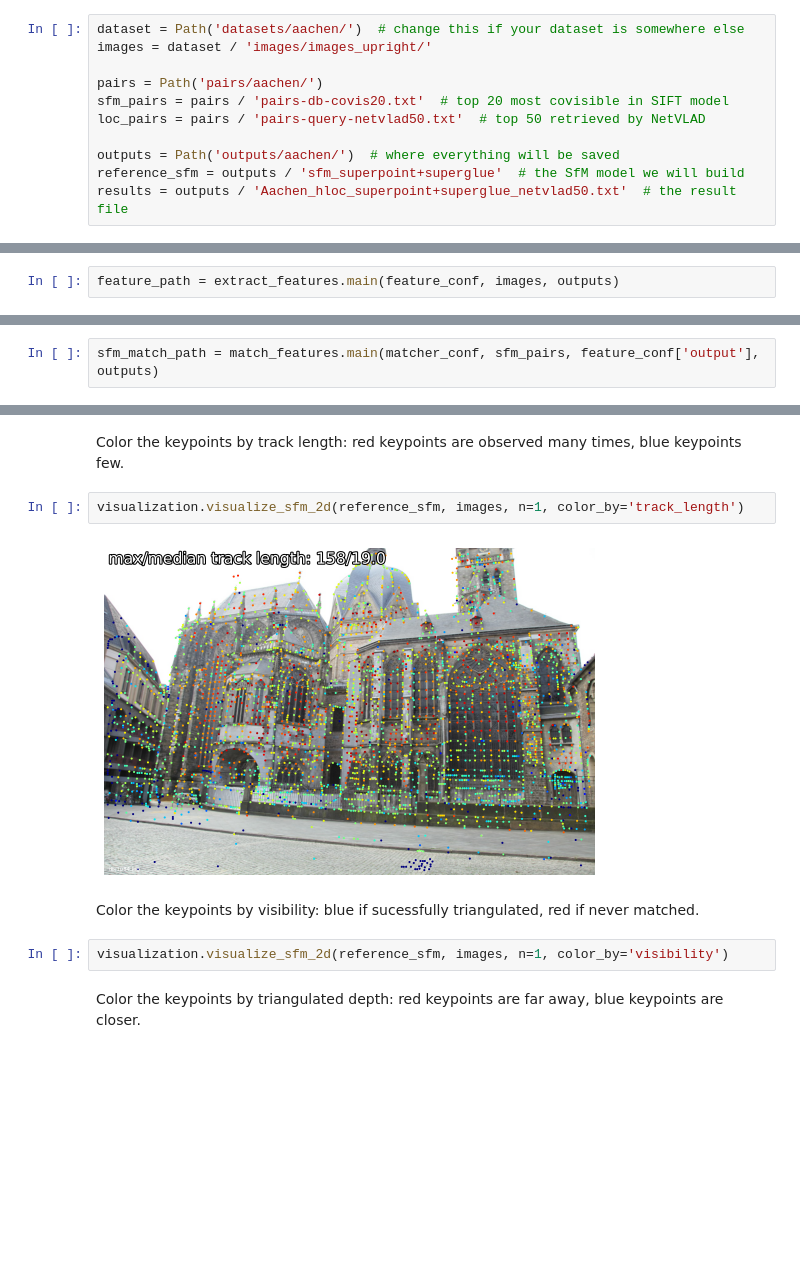
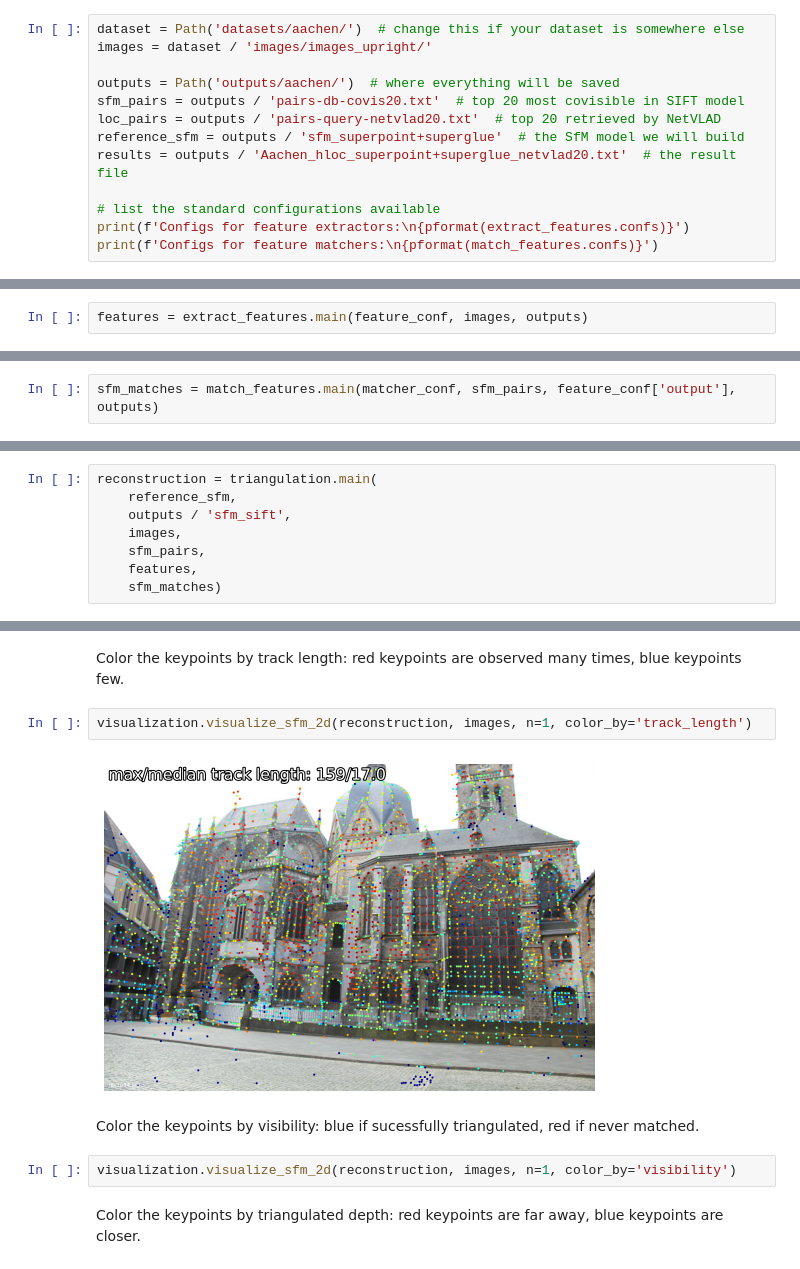
Before and after one commit to cvg/Hierarchical-Localization, a Jupyter notebook: pipeline_Aachen.ipynb, the cells around one changed output, grey strips where cells are left out. Saved outputs shown, nothing was run; the diff lists cells and outputs as text; blank space fills up the shorter version.

Commit message:
Use the reconstruction bindings in localization

```diff
--- a/pipeline_Aachen.ipynb
+++ b/pipeline_Aachen.ipynb
@@ -16,10 +16,12 @@ Here we declare the paths to the dataset, the reconstruction and localization ou
 dataset = Path('datasets/aachen/')  # change this if your dataset is somewhere else
 images = dataset / 'images/images_upright/'
 
-pairs = Path('pairs/aachen/')
-sfm_pairs = pairs / 'pairs-db-covis20.txt'  # top 20 most covisible in SIFT model
-loc_pairs = pairs / 'pairs-query-netvlad50.txt'  # top 50 retrieved by NetVLAD
+outputs = Path('outputs/aachen/')  # where everything will be saved
+sfm_pairs = outputs / 'pairs-db-covis20.txt'  # top 20 most covisible in SIFT model
+loc_pairs = outputs / 'pairs-query-netvlad20.txt'  # top 20 retrieved by NetVLAD
+reference_sfm = outputs / 'sfm_superpoint+superglue'  # the SfM model we will build
+results = outputs / 'Aachen_hloc_superpoint+superglue_netvlad20.txt'  # the result file
 
-outputs = Path('outputs/aachen/')  # where everything will be saved
-reference_sfm = outputs / 'sfm_superpoint+superglue'  # the SfM model we will build
-results = outputs / 'Aachen_hloc_superpoint+superglue_netvlad50.txt'  # the result file
+# list the standard configurations available
+print(f'Configs for feature extractors:\n{pformat(extract_features.confs)}')
+print(f'Configs for feature matchers:\n{pformat(match_features.confs)}')
@@ -35,7 +52,7 @@ matcher_conf = match_features.confs['superglue']
 # %% [markdown]
 ## Extract local features for database and query images
 # %%
-feature_path = extract_features.main(feature_conf, images, outputs)
+features = extract_features.main(feature_conf, images, outputs)
 # %% [markdown]
 The function returns the path of the file in which all the extracted features are stored.
 # %% [markdown]
@@ -53,7 +70,7 @@ pairs_from_covisibility.main(
 # %% [markdown]
 ## Match the database images
 # %%
-sfm_match_path = match_features.main(matcher_conf, sfm_pairs, feature_conf['output'], outputs)
+sfm_matches = match_features.main(matcher_conf, sfm_pairs, feature_conf['output'], outputs)
 # %% [markdown]
 The function returns the path of the file in which all the computed matches are stored.
 # %% [markdown]
@@ -73,0 +79,8 @@ Here we assume that the localization pairs are already computed using image retr
+# %%
+reconstruction = triangulation.main(
+    reference_sfm,
+    outputs / 'sfm_sift',
+    images,
+    sfm_pairs,
+    features,
+    sfm_matches)
@@ -91,13 +112,13 @@ We visualize some of the database images with their detected keypoints.
 # %% [markdown]
 Color the keypoints by track length: red keypoints are observed many times, blue keypoints few.
 # %%
-visualization.visualize_sfm_2d(reference_sfm, images, n=1, color_by='track_length')
+visualization.visualize_sfm_2d(reconstruction, images, n=1, color_by='track_length')
 # %% [output]
-[figure, old version]
+[figure, new version]
 # %% [markdown]
 Color the keypoints by visibility: blue if sucessfully triangulated, red if never matched.
 # %%
-visualization.visualize_sfm_2d(reference_sfm, images, n=1, color_by='visibility')
+visualization.visualize_sfm_2d(reconstruction, images, n=1, color_by='visibility')
 # %% [markdown]
 Color the keypoints by triangulated depth: red keypoints are far away, blue keypoints are closer.
 # %%
```
Also changed, not shown: parts of 13 cells of this notebook, 1 other file.
